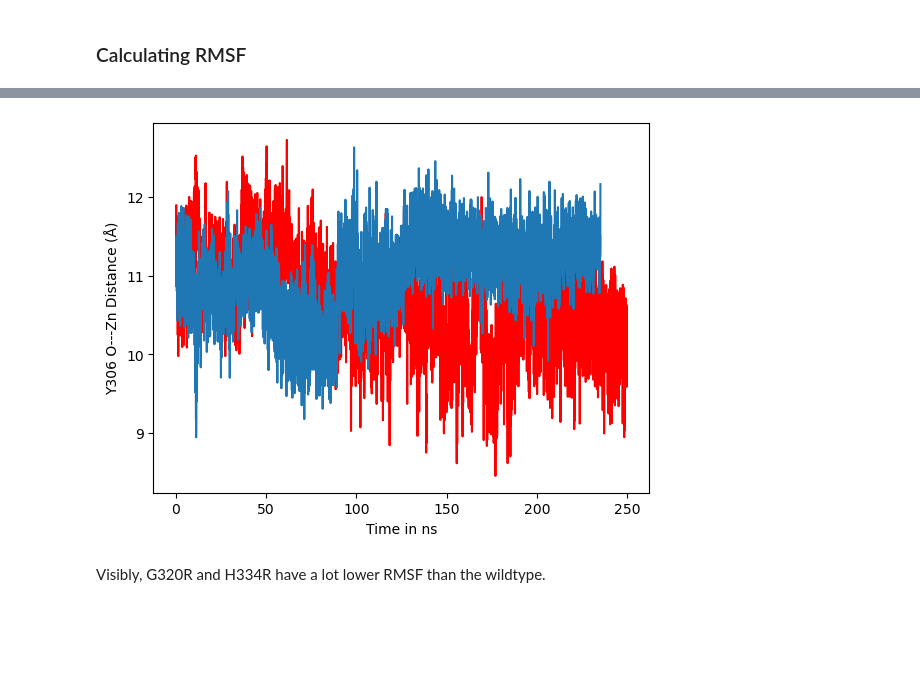
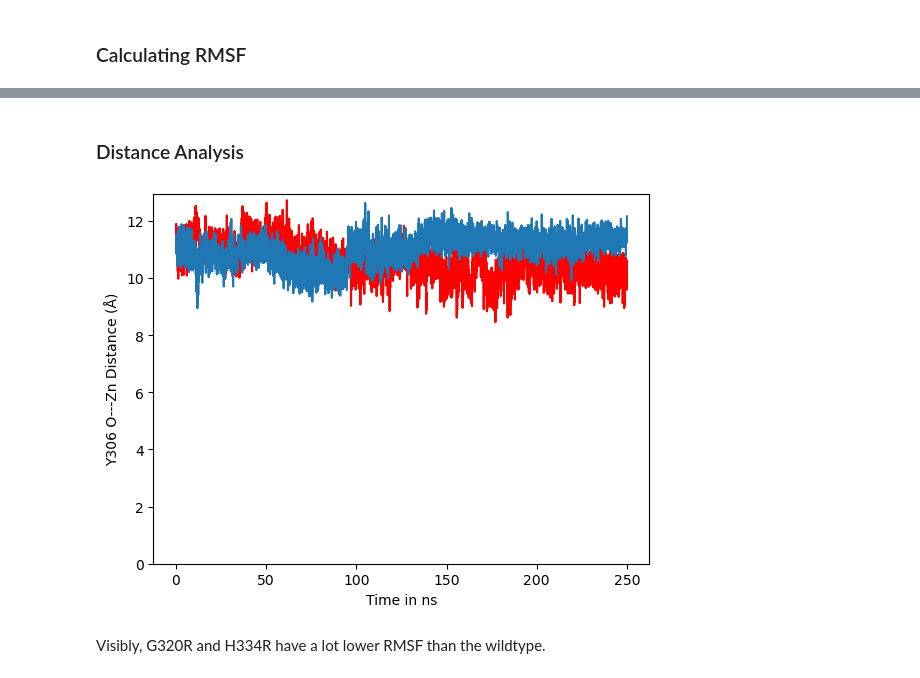
Before and after one commit to YamilaTimmer/molecular-dynamics-HDAC8, a Jupyter notebook: molecular-dynamics-HDAC8.ipynb, the cells around one changed output, grey strips where cells are left out. Cells and saved outputs as stored; diff of their text form; code cells hidden in the pictures; blank space fills up the shorter version.

```diff
--- a/molecular-dynamics-HDAC8.ipynb
+++ b/molecular-dynamics-HDAC8.ipynb
@@ -203,3 +203,5 @@ plt.legend()
+# %% [markdown]
+### Distance Analysis
 # %%
 # Calculate dist Y306_O and cofactor over time, for WT and mutations
 
@@ -222,18 +224,21 @@ def calculate_dist(pdb, xtc):
 
 dL_G320R, time_G320R = calculate_dist("../variants/G320R-1/output/G320R-1-ion.pdb", "../variants/G320R-1/output/G320R-1-ion.xtc")
 dL_WT, time_WT = calculate_dist("../variants/WT-1/output/WT-1-ion.pdb", "../variants/WT-1/output/WT-1-ion.xtc")
-# %%
-plt.plot(time_G320R, dL_G320R, label = "G320R", color = "red")
-plt.plot(time_WT, dL_WT, label = "WT")
-
-
-plt.ylabel("Y306 O---Zn Distance (Å)")
-plt.xlabel("Time in ns")
-plt.show()
-
-# probleempje want WT heeft minder frames? elke variant lijkt ander aantal frames te hebben
-# %% [output]
-[figure, removed]
+# %%
+#navragen, maakt het uit verschil in frames?
+x = np.linspace(0, 250, len(dL_G320R))
+x1 = np.linspace(0, 250, len(dL_WT))
+
+
+plt.plot(x, dL_G320R, label = "G320R", color = "red")
+plt.plot(x1, dL_WT, label = "WT")
+
+plt.ylabel("Y306 O---Zn Distance (Å)")
+plt.xlabel("Time in ns")
+plt.ylim(bottom=0)
+plt.show()
+# %% [output]
+[figure, added]
 # %% [markdown]
 Visibly, G320R and H334R have a lot lower RMSF than the wildtype.
 # %% [markdown]
```
Also changed, not shown: parts of 1 cell of this notebook.
